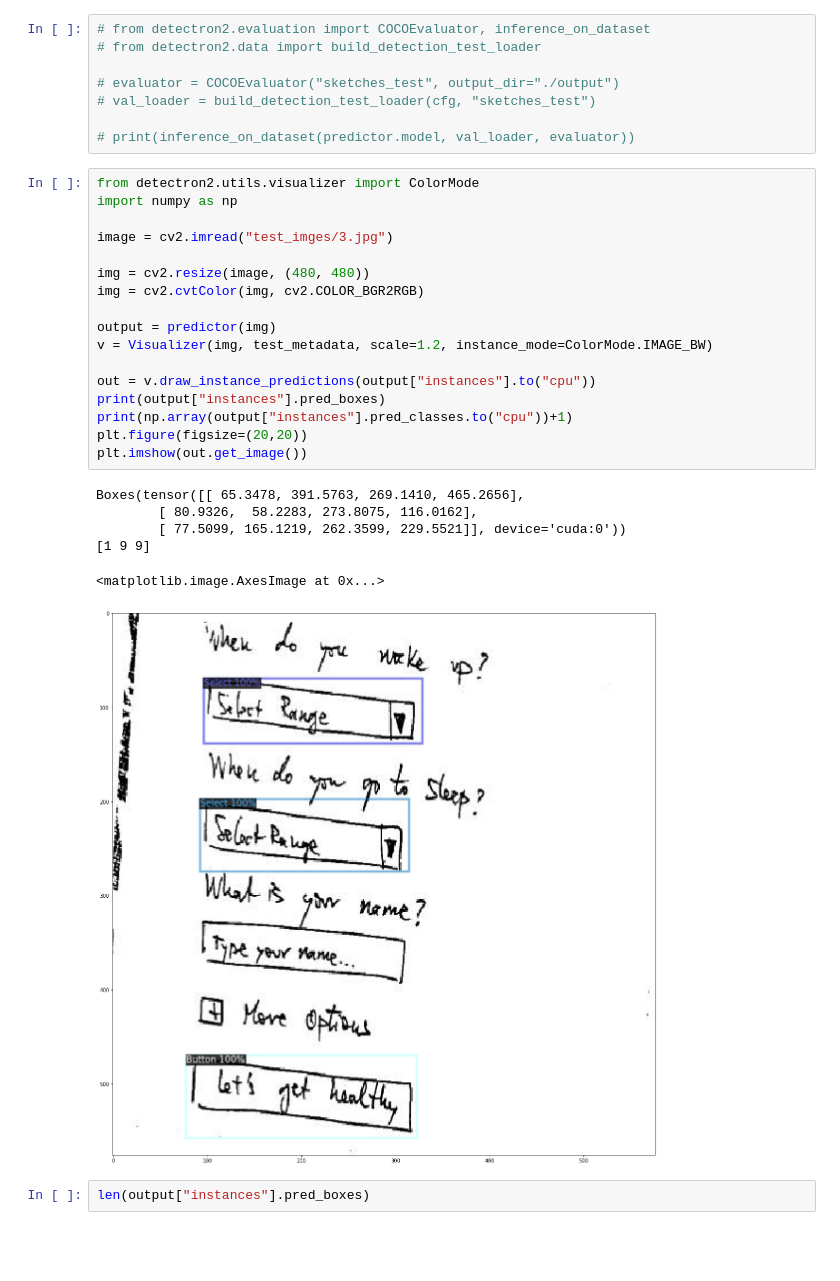
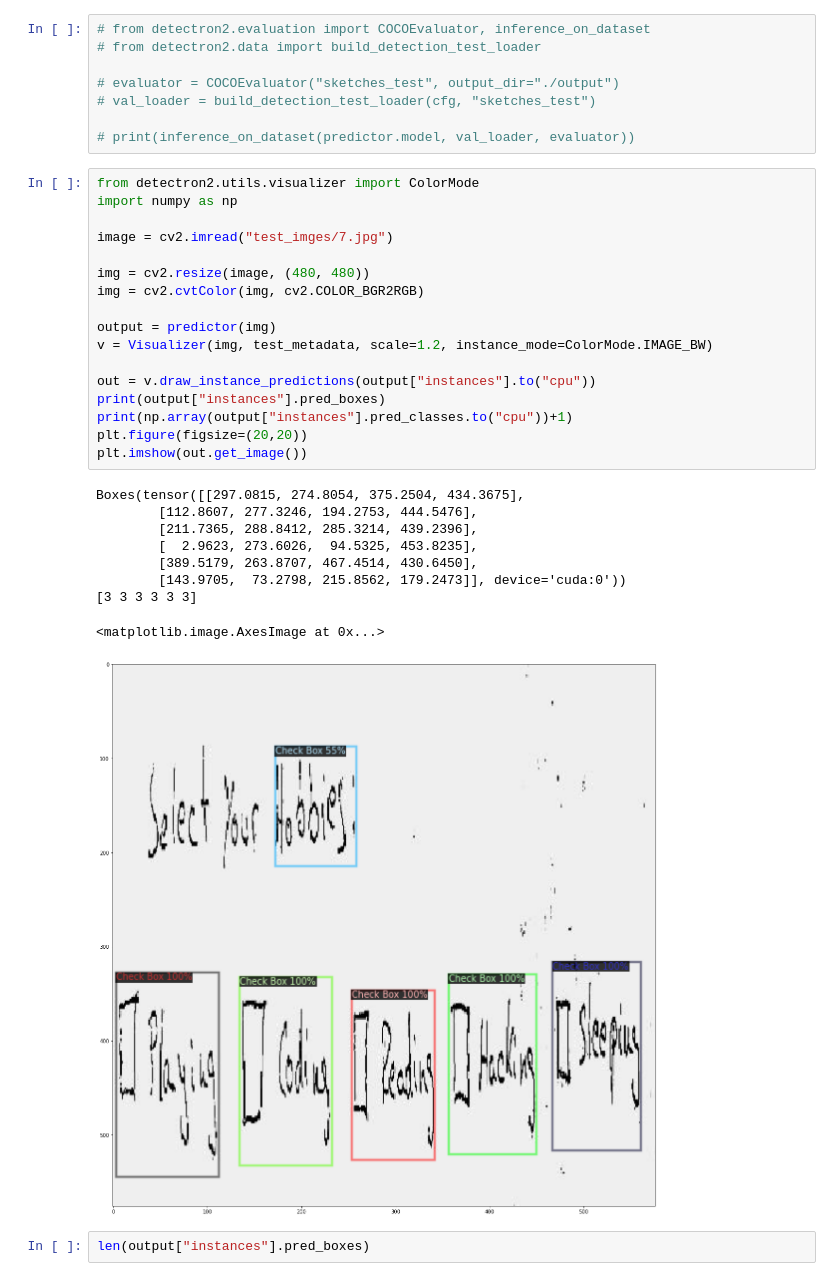
Before and after one commit to mayureshgawai/vision2code, a Jupyter notebook: prediction.ipynb, the cells around one changed output. Cells and saved outputs as stored; diff of their text form; blank space fills up the shorter version.

```diff
--- a/prediction.ipynb
+++ b/prediction.ipynb
@@ -64,27 +64,30 @@ predictor = DefaultPredictor(cfg)
 # %%
 from detectron2.utils.visualizer import ColorMode
 import numpy as np
 
-image = cv2.imread("test_imges/3.jpg")
+image = cv2.imread("test_imges/7.jpg")
 
 img = cv2.resize(image, (480, 480))
 img = cv2.cvtColor(img, cv2.COLOR_BGR2RGB)
 
 output = predictor(img)
 v = Visualizer(img, test_metadata, scale=1.2, instance_mode=ColorMode.IMAGE_BW)
 
 out = v.draw_instance_predictions(output["instances"].to("cpu"))
 print(output["instances"].pred_boxes)
 print(np.array(output["instances"].pred_classes.to("cpu"))+1)
 plt.figure(figsize=(20,20))
 plt.imshow(out.get_image())
 # %% [output]
-Boxes(tensor([[ 65.3478, 391.5763, 269.1410, 465.2656],
-        [ 80.9326,  58.2283, 273.8075, 116.0162],
-        [ 77.5099, 165.1219, 262.3599, 229.5521]], device='cuda:0'))
-[1 9 9]
+Boxes(tensor([[297.0815, 274.8054, 375.2504, 434.3675],
+        [112.8607, 277.3246, 194.2753, 444.5476],
+        [211.7365, 288.8412, 285.3214, 439.2396],
+        [  2.9623, 273.6026,  94.5325, 453.8235],
+        [389.5179, 263.8707, 467.4514, 430.6450],
+        [143.9705,  73.2798, 215.8562, 179.2473]], device='cuda:0'))
+[3 3 3 3 3 3]
 <matplotlib.image.AxesImage at 0x...>
-[figure, old version]
+[figure, new version]
 # %%
 len(output["instances"].pred_boxes)
 # %% [output]
```
Also changed, not shown: 10 other files.
